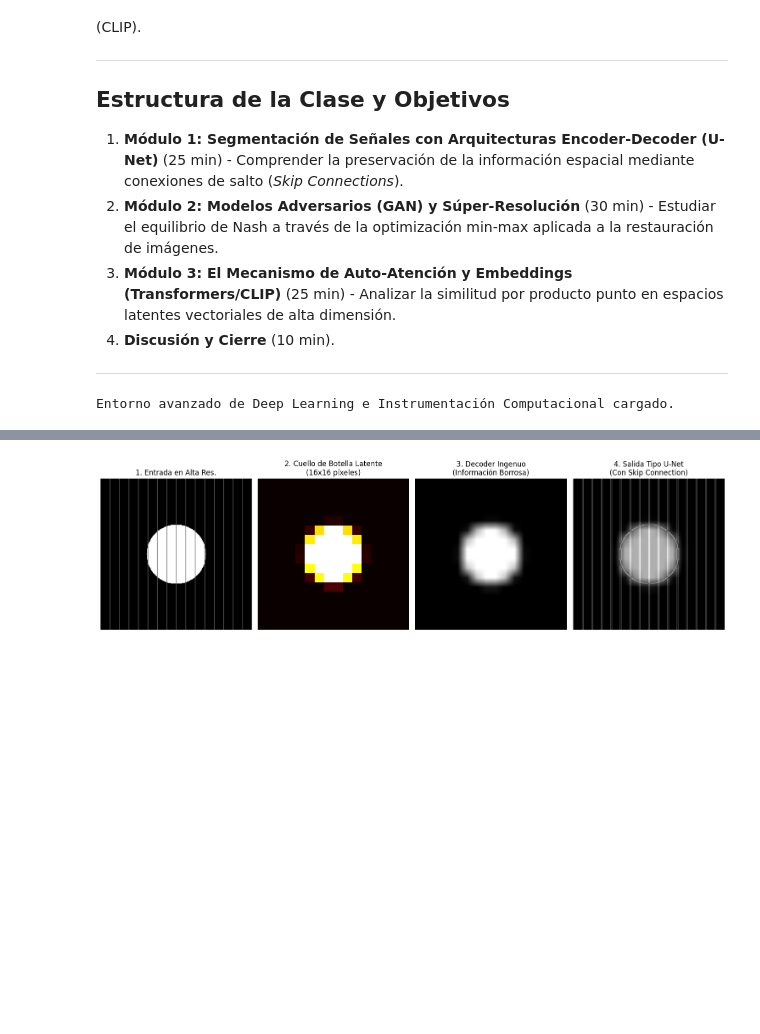
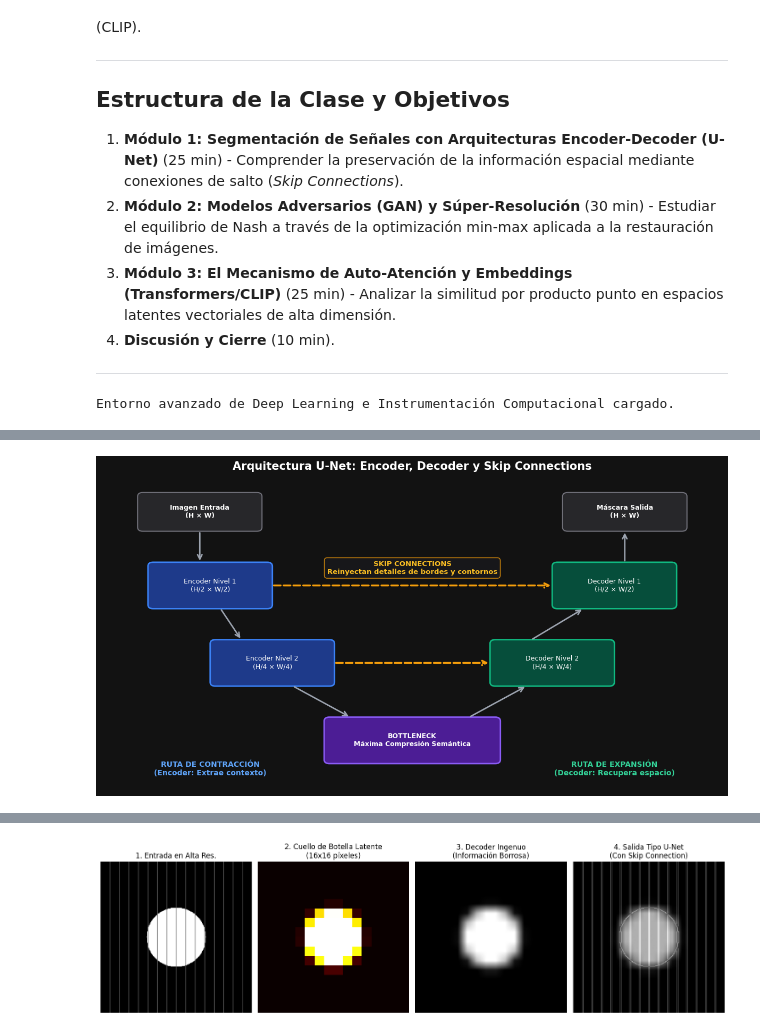
Before and after one commit to pamelaFranco/vision_computador_UNAB, a Jupyter notebook: Codigos/vision_por_computador4.ipynb, the cells around one changed output, grey strips where cells are left out. Cells and saved outputs as stored; diff of their text form; code cells hidden in the pictures; blank space fills up the shorter version.

```diff
--- a/Codigos/vision_por_computador4.ipynb
+++ b/Codigos/vision_por_computador4.ipynb
@@ -102,0 +53,86 @@ Simularemos el flujo de una imagen a través de un cuello de botella de informac
+# %%
+# =========================================================
+# ESQUEMA VISUAL MINIMALISTA DE LA ARQUITECTURA U-NET
+# =========================================================
+import matplotlib.pyplot as plt
+import matplotlib.patches as patches
+
+# Configuración de figura con fondo oscuro
+fig, ax = plt.subplots(figsize=(12, 6.5), facecolor='#121212')
+ax.set_facecolor('#121212')
+ax.set_xlim(0, 12)
+ax.set_ylim(0, 8)
+ax.axis('off')
+
+# Título principal
+plt.title("Arquitectura U-Net: Encoder, Decoder y Skip Connections",
+          fontsize=15, fontweight='bold', color='#ffffff', pad=15)
+
+# --- DIBUJO DE BLOQUES DE LA RED ---
+
+# 1. Entrada y Salida (Gris)
+ax.add_patch(patches.FancyBboxPatch((0.8, 6.8), 2.2, 0.8, boxstyle="round,pad=0.1",
+                                    facecolor='#27272a', edgecolor='#71717a', linewidth=1.5))
+ax.text(1.9, 7.2, "Imagen Entrada\n(H × W)", color='#ffffff', fontsize=9, ha='center', va='center', fontweight='bold')
+
+ax.add_patch(patches.FancyBboxPatch((9.0, 6.8), 2.2, 0.8, boxstyle="round,pad=0.1",
+                                    facecolor='#27272a', edgecolor='#71717a', linewidth=1.5))
+ax.text(10.1, 7.2, "Máscara Salida\n(H × W)", color='#ffffff', fontsize=9, ha='center', va='center', fontweight='bold')
+
+# 2. Bloques del Encoder (Azul)
+ax.add_patch(patches.FancyBboxPatch((1.0, 4.8), 2.2, 1.0, boxstyle="round,pad=0.1",
+                                    facecolor='#1e3a8a', edgecolor='#3b82f6', linewidth=2))
+ax.text(2.1, 5.3, "Encoder Nivel 1\n(H/2 × W/2)", color='#ffffff', fontsize=9, ha='center', va='center')
+
+ax.add_patch(patches.FancyBboxPatch((2.2, 2.8), 2.2, 1.0, boxstyle="round,pad=0.1",
+                                    facecolor='#1e3a8a', edgecolor='#3b82f6', linewidth=2))
+ax.text(3.3, 3.3, "Encoder Nivel 2\n(H/4 × W/4)", color='#ffffff', fontsize=9, ha='center', va='center')
+
+# 3. Cuello de Botella (Púrpura)
+ax.add_patch(patches.FancyBboxPatch((4.4, 0.8), 3.2, 1.0, boxstyle="round,pad=0.1",
+                                    facecolor='#4c1d95', edgecolor='#8b5cf6', linewidth=2))
+ax.text(6.0, 1.3, "BOTTLENECK\nMáxima Compresión Semántica", color='#ffffff', fontsize=9, ha='center', va='center', fontweight='bold')
+
+# 4. Bloques del Decoder (Verde)
+ax.add_patch(patches.FancyBboxPatch((7.6, 2.8), 2.2, 1.0, boxstyle="round,pad=0.1",
+                                    facecolor='#064e3b', edgecolor='#10b981', linewidth=2))
+ax.text(8.7, 3.3, "Decoder Nivel 2\n(H/4 × W/4)", color='#ffffff', fontsize=9, ha='center', va='center')
+
+ax.add_patch(patches.FancyBboxPatch((8.8, 4.8), 2.2, 1.0, boxstyle="round,pad=0.1",
+                                    facecolor='#064e3b', edgecolor='#10b981', linewidth=2))
+ax.text(9.9, 5.3, "Decoder Nivel 1\n(H/2 × W/2)", color='#ffffff', fontsize=9, ha='center', va='center')
+
+
+# --- FLUJO Y CONEXIONES (FLECHAS) ---
+
+# Flechas verticales de flujo principal (Gris/Azul/Verde)
+arrow_props = dict(arrowstyle="->", color="#9ca3af", lw=2, mutation_scale=15)
+ax.annotate("", xy=(1.9, 5.9), xytext=(1.9, 6.7), arrowprops=arrow_props) # Entrada -> Enc1
+ax.annotate("", xy=(2.7, 3.9), xytext=(2.3, 4.7), arrowprops=arrow_props) # Enc1 -> Enc2
+ax.annotate("", xy=(4.8, 1.9), xytext=(3.7, 2.7), arrowprops=arrow_props) # Enc2 -> Bottleneck
+
+ax.annotate("", xy=(8.2, 2.7), xytext=(7.1, 1.9), arrowprops=arrow_props) # Bottleneck -> Dec2
+ax.annotate("", xy=(9.3, 4.7), xytext=(8.3, 3.9), arrowprops=arrow_props) # Dec2 -> Dec1
+ax.annotate("", xy=(10.1, 6.7), xytext=(10.1, 5.9), arrowprops=arrow_props) # Dec1 -> Salida
+
+# Skip Connections (Lineas punteadas amarillas)
+skip_props = dict(arrowstyle="->", color="#f59e0b", lw=2.5, ls="--", mutation_scale=15)
+
+ax.annotate("", xy=(8.7, 5.3), xytext=(3.3, 5.3), arrowprops=skip_props)
+ax.annotate("", xy=(7.5, 3.3), xytext=(4.5, 3.3), arrowprops=skip_props)
+
+# --- TEXTOS DE SECCIÓN Y LEYENDA ---
+
+# Etiquetas de función
+ax.text(2.1, 0.4, "RUTA DE CONTRACCIÓN\n(Encoder: Extrae contexto)",
+        color='#60a5fa', fontsize=10, ha='center', fontweight='bold')
+ax.text(9.9, 0.4, "RUTA DE EXPANSIÓN\n(Decoder: Recupera espacio)",
+        color='#34d399', fontsize=10, ha='center', fontweight='bold')
+ax.text(6.0, 5.6, "SKIP CONNECTIONS\nReinyectan detalles de bordes y contornos",
+        color='#fbbf24', fontsize=9.5, ha='center', fontweight='bold',
+        bbox=dict(boxstyle="round,pad=0.4", facecolor="#18181b", edgecolor="#f59e0b", alpha=0.9))
+
+plt.tight_layout()
+plt.show()
+# %% [output]
+[figure, added]
```
Also changed, not shown: parts of 8 cells of this notebook, 2 other files.
